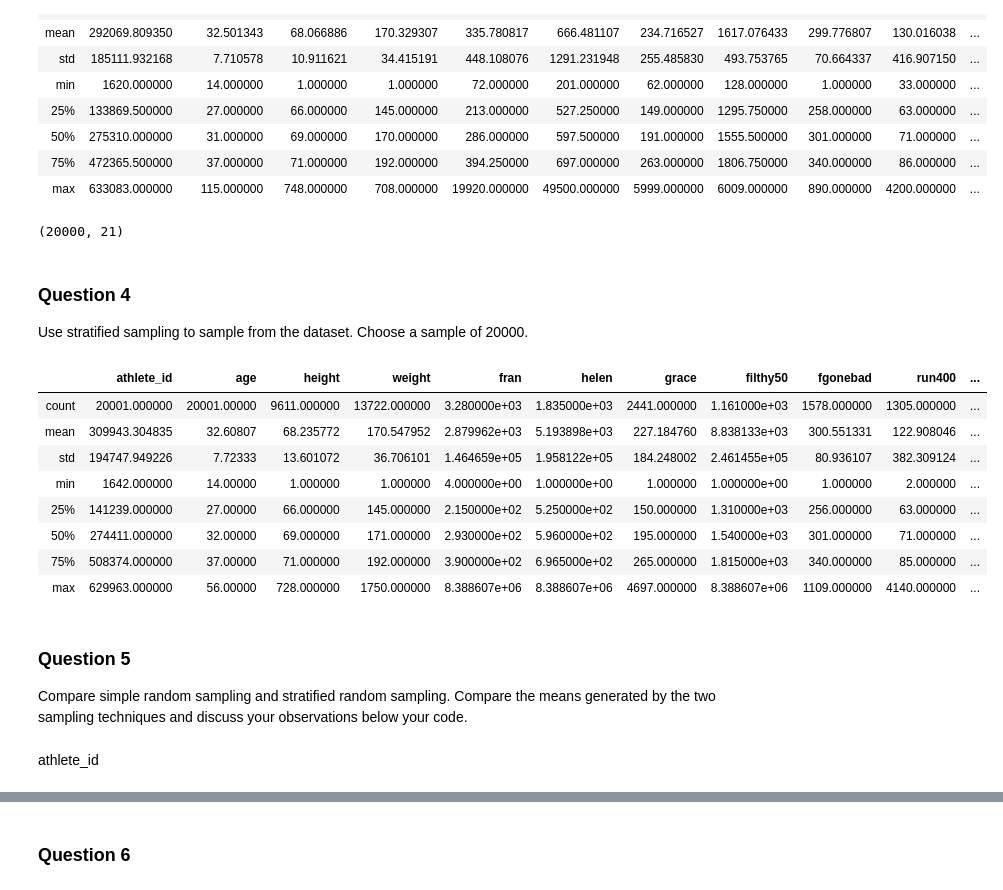
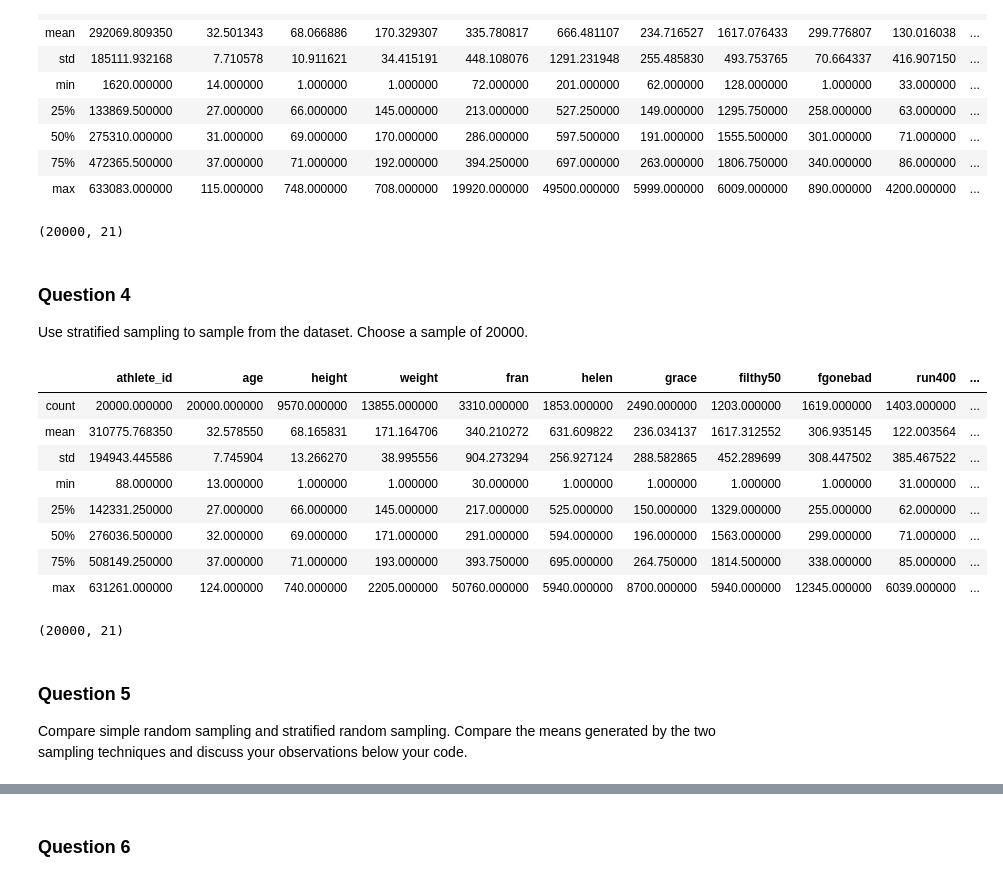
Before and after one commit to Opondoh/dav_15_HLT_groupG_assignment, a Jupyter notebook: dav_15_HLT_assignment_.ipynb, the cells around one changed output, grey strips where cells are left out. Saved outputs shown, nothing was run; the diff lists cells and outputs as text; code cells hidden in the pictures.

Commit message:
Compare the sample data from Random sampling and Stratified sampling

```diff
--- a/dav_15_HLT_assignment_.ipynb
+++ b/dav_15_HLT_assignment_.ipynb
@@ -145,30 +145,34 @@ dataRandom.describe()
 | 50% | 275310.000000 | 31.000000 | 69.000000 | 170.000000 | 286.000000 | 597.500000 | 191.000000 | 1555.500000 | 301.000000 | 71.000000 | ... |
 | 75% | 472365.500000 | 37.000000 | 71.000000 | 192.000000 | 394.250000 | 697.000000 | 263.000000 | 1806.750000 | 340.000000 | 86.000000 | ... |
 | max | 633083.000000 | 115.000000 | 748.000000 | 708.000000 | 19920.000000 | 49500.000000 | 5999.000000 | 6009.000000 | 890.000000 | 4200.000000 | ... |
-# %%
-dataRandom.shape
-# %% [output]
-(20000, 21)
+# %%
+#Check data size of dataRandom
+dataRandom.shape
+# %% [output]
+(20000, 21)
 # %% [markdown]
 ### Question 4
 
 Use stratified sampling to sample from the dataset. Choose a sample of 20000.
 # %%
 #Group data by gender and sample 20000 using stratified sampling
-dataStratified = dataNew.groupby('gender').apply(lambda x: x.sample(frac=0.060405))
+dataStratified = dataNew.groupby('gender').apply(lambda x: x.sample(frac=0.060404))
 dataStratified.describe()
 # %% [output]
 |  | athlete_id | age | height | weight | fran | helen | grace | filthy50 | fgonebad | run400 | ... |
-| count | 20001.000000 | 20001.00000 | 9611.000000 | 13722.000000 | 3.280000e+03 | 1.835000e+03 | 2441.000000 | 1.161000e+03 | 1578.000000 | 1305.000000 | ... |
-| mean | 309943.304835 | 32.60807 | 68.235772 | 170.547952 | 2.879962e+03 | 5.193898e+03 | 227.184760 | 8.838133e+03 | 300.551331 | 122.908046 | ... |
-| std | 194747.949226 | 7.72333 | 13.601072 | 36.706101 | 1.464659e+05 | 1.958122e+05 | 184.248002 | 2.461455e+05 | 80.936107 | 382.309124 | ... |
-| min | 1642.000000 | 14.00000 | 1.000000 | 1.000000 | 4.000000e+00 | 1.000000e+00 | 1.000000 | 1.000000e+00 | 1.000000 | 2.000000 | ... |
-| 25% | 141239.000000 | 27.00000 | 66.000000 | 145.000000 | 2.150000e+02 | 5.250000e+02 | 150.000000 | 1.310000e+03 | 256.000000 | 63.000000 | ... |
-| 50% | 274411.000000 | 32.00000 | 69.000000 | 171.000000 | 2.930000e+02 | 5.960000e+02 | 195.000000 | 1.540000e+03 | 301.000000 | 71.000000 | ... |
-| 75% | 508374.000000 | 37.00000 | 71.000000 | 192.000000 | 3.900000e+02 | 6.965000e+02 | 265.000000 | 1.815000e+03 | 340.000000 | 85.000000 | ... |
-| max | 629963.000000 | 56.00000 | 728.000000 | 1750.000000 | 8.388607e+06 | 8.388607e+06 | 4697.000000 | 8.388607e+06 | 1109.000000 | 4140.000000 | ... |
+| count | 20000.000000 | 20000.000000 | 9570.000000 | 13855.000000 | 3310.000000 | 1853.000000 | 2490.000000 | 1203.000000 | 1619.000000 | 1403.000000 | ... |
+| mean | 310775.768350 | 32.578550 | 68.165831 | 171.164706 | 340.210272 | 631.609822 | 236.034137 | 1617.312552 | 306.935145 | 122.003564 | ... |
+| std | 194943.445586 | 7.745904 | 13.266270 | 38.995556 | 904.273294 | 256.927124 | 288.582865 | 452.289699 | 308.447502 | 385.467522 | ... |
+| min | 88.000000 | 13.000000 | 1.000000 | 1.000000 | 30.000000 | 1.000000 | 1.000000 | 1.000000 | 1.000000 | 31.000000 | ... |
+| 25% | 142331.250000 | 27.000000 | 66.000000 | 145.000000 | 217.000000 | 525.000000 | 150.000000 | 1329.000000 | 255.000000 | 62.000000 | ... |
+| 50% | 276036.500000 | 32.000000 | 69.000000 | 171.000000 | 291.000000 | 594.000000 | 196.000000 | 1563.000000 | 299.000000 | 71.000000 | ... |
+| 75% | 508149.250000 | 37.000000 | 71.000000 | 193.000000 | 393.750000 | 695.000000 | 264.750000 | 1814.500000 | 338.000000 | 85.000000 | ... |
+| max | 631261.000000 | 124.000000 | 740.000000 | 2205.000000 | 50760.000000 | 5940.000000 | 8700.000000 | 5940.000000 | 12345.000000 | 6039.000000 | ... |
+# %%
+#Check data size of dataStratified
+dataStratified.shape
+# %% [output]
+(20000, 21)
 # %% [markdown]
 ### Question 5
 Compare simple random sampling and stratified random sampling. Compare the means generated by the two sampling techniques and discuss your observations below your code.
-# %% [markdown]
-athlete_id
```
Also changed, not shown: parts of 1 cell of this notebook.
